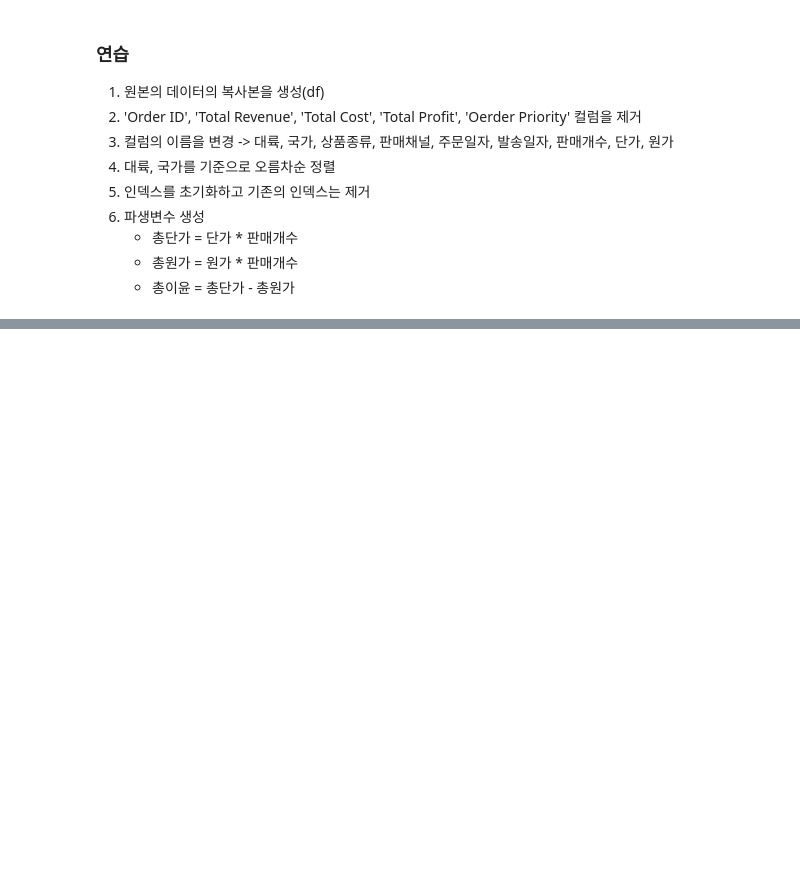
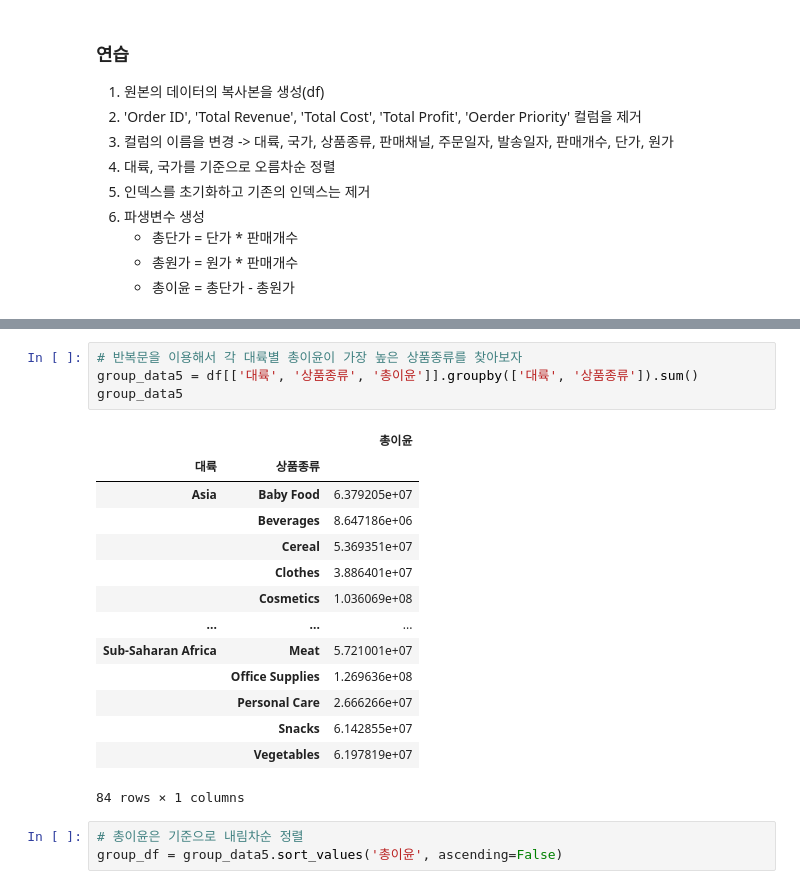
Before and after one commit to bsmoon-86/multicam_11, a Jupyter notebook: 20260415/01_sales.ipynb, the cells around one changed output, grey strips where cells are left out. Drawn from its saved outputs; the diff is of its cells as text; blank space fills up the shorter version.

```diff
--- a/20260415/01_sales.ipynb
+++ b/20260415/01_sales.ipynb
@@ -59,0 +393,22 @@ sales.head()
+# %%
+# 반복문을 이용해서 각 대륙별 총이윤이 가장 높은 상품종류를 찾아보자
+group_data5 = df[['대륙', '상품종류', '총이윤']].groupby(['대륙', '상품종류']).sum()
+group_data5
+# %% [output]
+|  |  | 총이윤 |
+| 대륙 | 상품종류 |  |
+| Asia | Baby Food | 6.379205e+07 |
+|  | Beverages | 8.647186e+06 |
+|  | Cereal | 5.369351e+07 |
+|  | Clothes | 3.886401e+07 |
+|  | Cosmetics | 1.036069e+08 |
+| ... | ... | ... |
+| Sub-Saharan Africa | Meat | 5.721001e+07 |
+|  | Office Supplies | 1.269636e+08 |
+|  | Personal Care | 2.666266e+07 |
+|  | Snacks | 6.142855e+07 |
+|  | Vegetables | 6.197819e+07 |
+84 rows × 1 columns
+# %%
+# 총이윤은 기준으로 내림차순 정렬
+group_df = group_data5.sort_values('총이윤', ascending=False)
```
Also changed, not shown: parts of 51 cells of this notebook.
